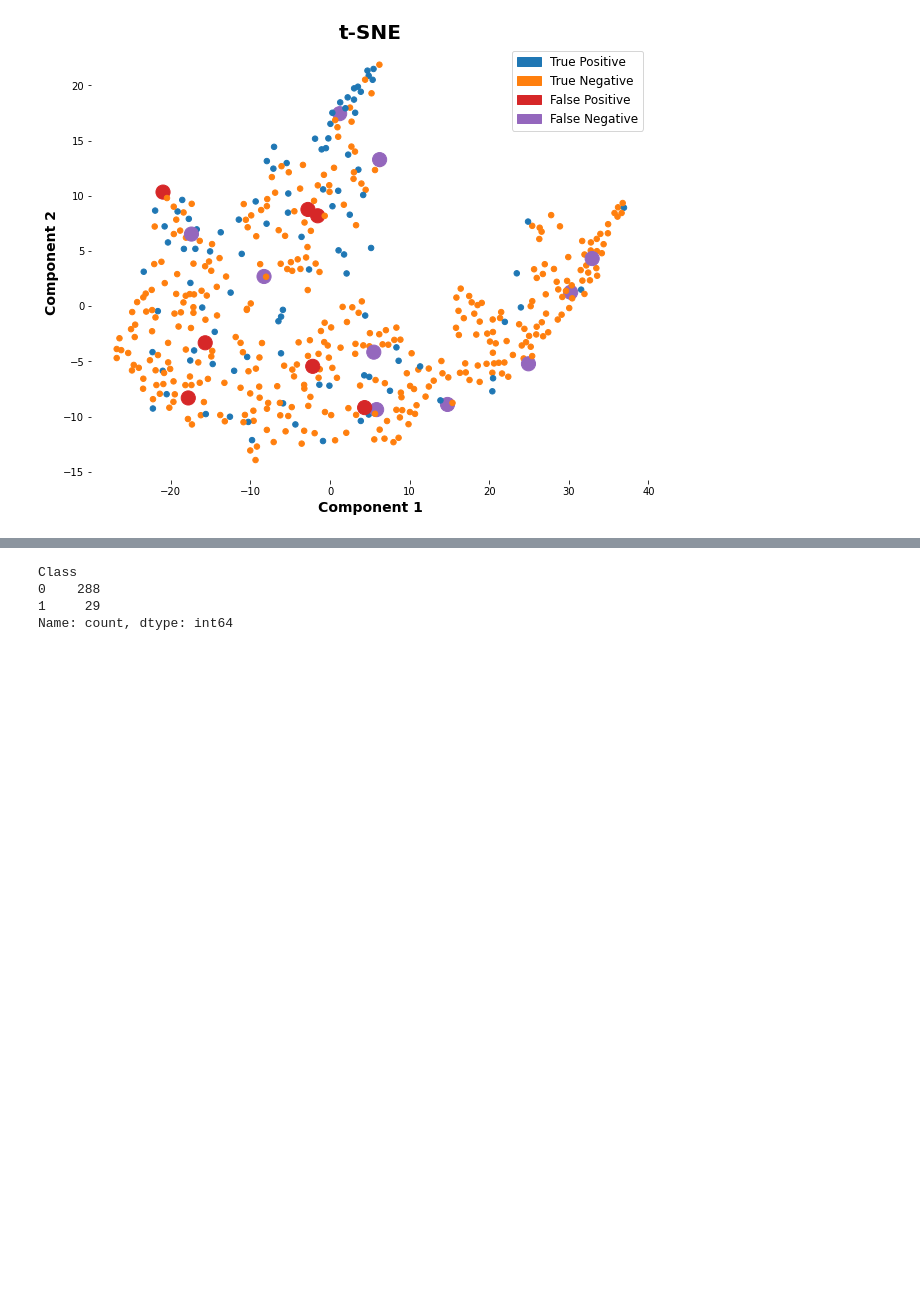
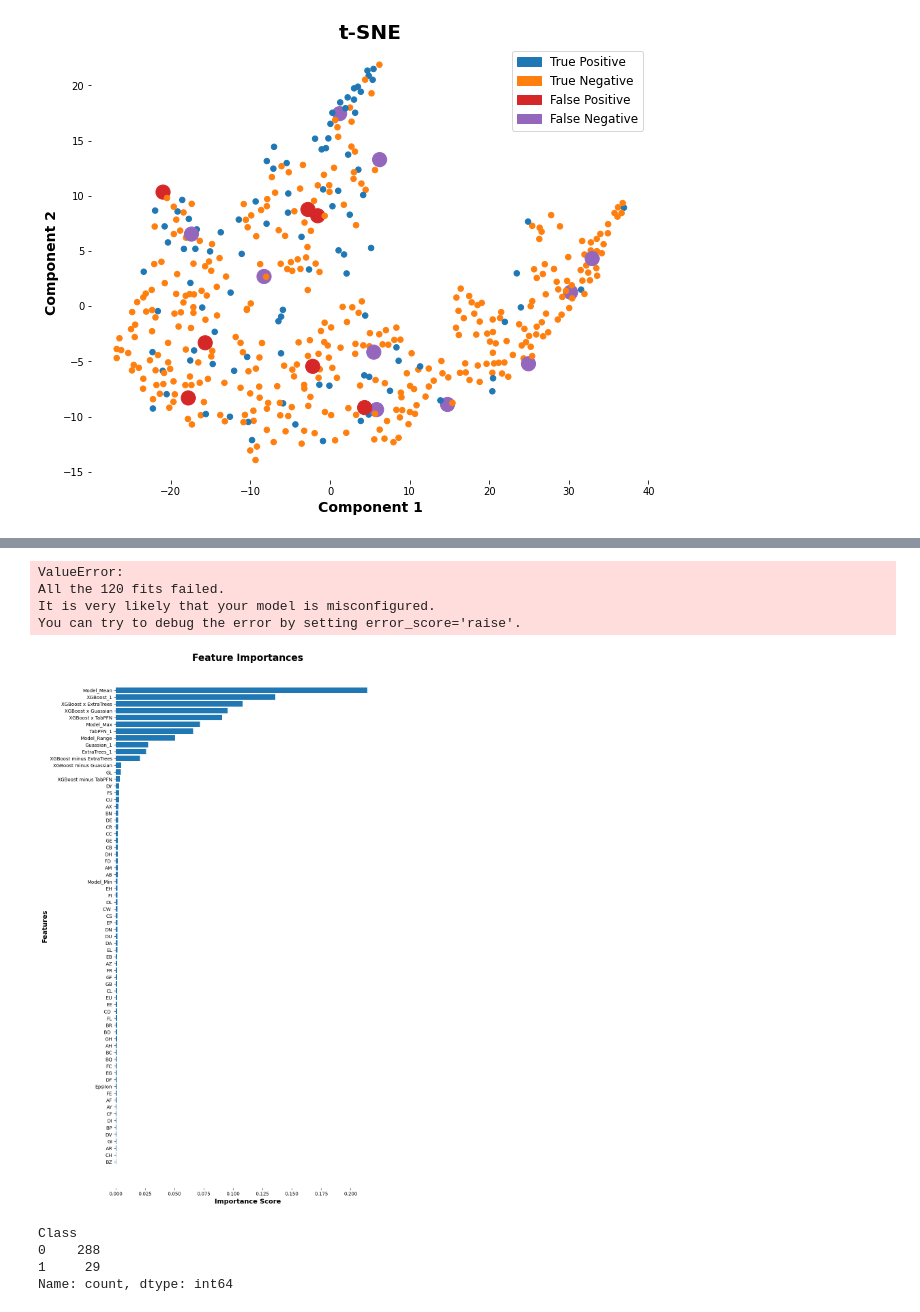
Before and after one commit to ClayGendron/icr-identify-age-related-conditions-kaggle, a Jupyter notebook: icr-gendron-2.ipynb, the cells around one changed output, grey strips where cells are left out. Cells and saved outputs as stored; diff of their text form; code cells hidden in the pictures; blank space fills up the shorter version.

```diff
--- a/icr-gendron-2.ipynb
+++ b/icr-gendron-2.ipynb
@@ -427,0 +285,2 @@ meta_prediction_features_df[y_train_squared_error > 0.25]
+# %%
+X_train_meta.drop(columns = ['Average Squared Error'], inplace = True)
@@ -587,0 +405,14 @@ y_train_tsne = tsne_df['TSNE Category']
+# %%
+catboost = CatBoostClassifier(random_state = random_seed, verbose = 0)
+
+parameters = {
+    'iterations': [500],
+    'learning_rate': [0.02],
+    'depth': [9],
+    'loss_function': ['Logloss'],
+}
+
+grid_obj = GridSearchCV(catboost, parameters, scoring = balanced_log_loss_scorer, cv = 5)
+grid_obj = grid_obj.fit(X_train_meta, y_train_class)
+catboost = grid_obj.best_estimator_
+catboost.fit(X_train_meta, y_train_class)
@@ -588,3 +447,39 @@ y_train_tsne = tsne_df['TSNE Category']
+# %%
+xgboost = XGBClassifier(random_state = random_seed)
+
+parameters = {
+    'n_estimators': [250],
+    'max_depth': [3, 6],
+    'learning_rate': [0.01, 0.05, 0.1],
+    'gamma': [0, 0.1],
+    'reg_lambda': [1, 2],
+    'subsample': [0.5],
+    'colsample_bytree': [1],
+    'colsample_bylevel': [1],
+    'colsample_bynode': [1]
+}
+
+grid_obj = GridSearchCV(xgboost, parameters, scoring = 'neg_log_loss', cv = 5)
+grid_obj = grid_obj.fit(X_train_meta, y_train_class)
+xgb = grid_obj.best_estimator_
+xgb.fit(X_train_meta, y_train_class)
+# %% [output]
+ValueError:
+All the 120 fits failed.
+It is very likely that your model is misconfigured.
+You can try to debug the error by setting error_score='raise'.
+# %%
+importances = pd.Series(xtree.feature_importances_, index = X_train_meta.columns).sort_values(ascending = True)
+
+plt.figure(figsize = (10, 20))
+plt.title('Feature Importances', fontdict = font_dict_header)
+plt.box(False)
+plt.barh(importances.index, importances.values)
+plt.xlabel('Importance Score', fontdict = font_dict_axistitle)
+plt.ylabel('Features', fontdict = font_dict_axistitle)
+plt.show()
+# %% [output]
+[figure, added]
 # %%
 train_df[y_train_tsne == 0]['Class'].value_counts()
 # %% [output]
```
Also changed, not shown: parts of 30 cells of this notebook.
